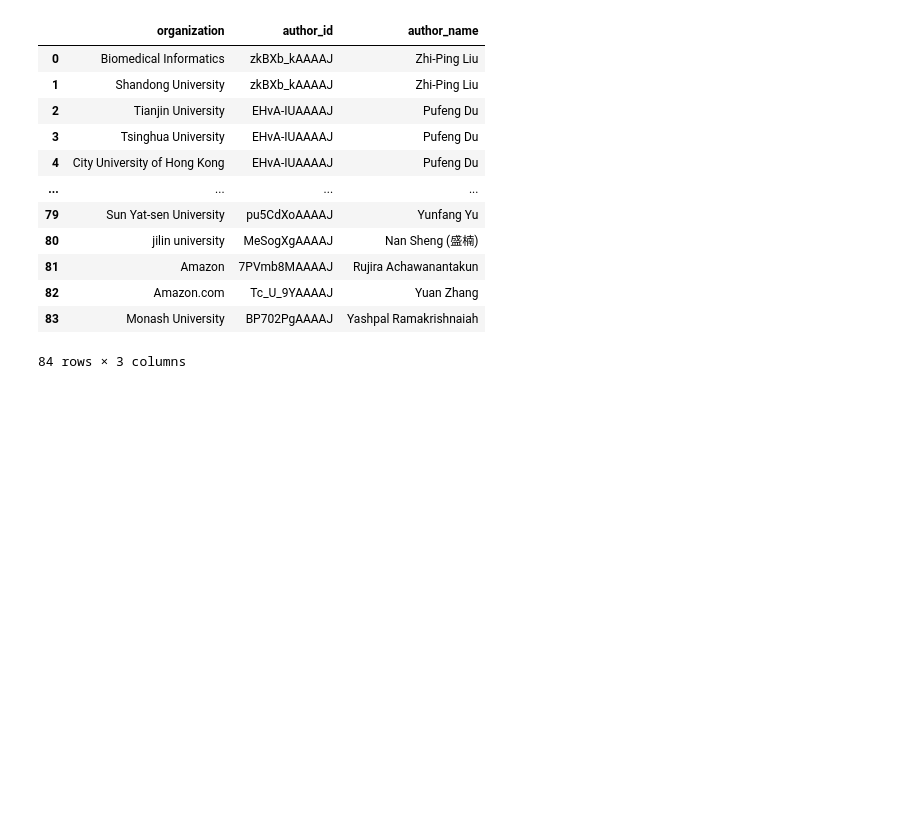
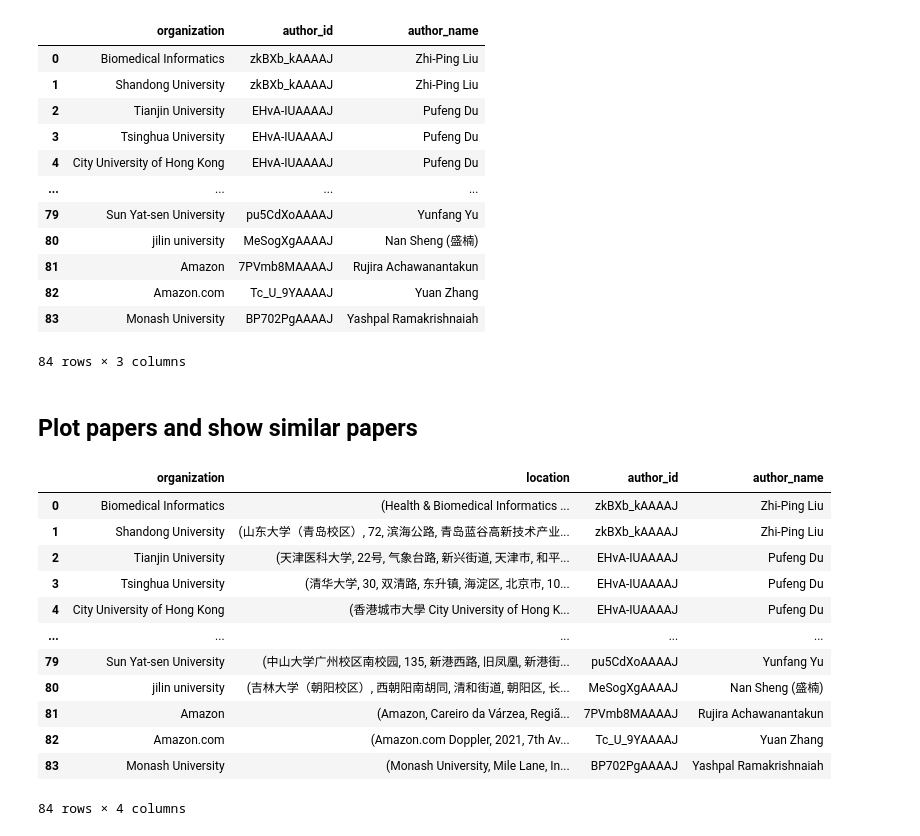
Before and after one commit to seyedrezamirkhani/ml-lncRNA, a Jupyter notebook: src/notebooks/05-plot-locations.ipynb, the cells around one changed output. Cells and saved outputs as stored; diff of their text form; code cells hidden in the pictures; blank space fills up the shorter version.

```diff
--- a/src/notebooks/05-plot-locations.ipynb
+++ b/src/notebooks/05-plot-locations.ipynb
@@ -315,3 +322,5 @@ def plot_organizations_papers(organizations, locations):
 map_object  = plot_organizations_papers(organizations_df.organization.values, organizations_df.location.values)
 # %%
 map_object.save('organizations_papers_map.html')  # Save to an HTML file
+# %% [markdown]
+## Plot papers and show similar papers
@@ -317,0 +329,16 @@ map_object.save('organizations_papers_map.html')  # Save to an HTML file
+# %%
+organization_author_location_df
+# %% [output]
+|  | organization | location | author_id | author_name |
+| 0 | Biomedical Informatics | (Health & Biomedical Informatics ... | zkBXb_kAAAAJ | Zhi-Ping Liu |
+| 1 | Shandong University | (山东大学（青岛校区）, 72, 滨海公路, 青岛蓝谷高新技术产业... | zkBXb_kAAAAJ | Zhi-Ping Liu |
+| 2 | Tianjin University | (天津医科大学, 22号, 气象台路, 新兴街道, 天津市, 和平... | EHvA-IUAAAAJ | Pufeng Du |
+| 3 | Tsinghua University | (清华大学, 30, 双清路, 东升镇, 海淀区, 北京市, 10... | EHvA-IUAAAAJ | Pufeng Du |
+| 4 | City University of Hong Kong | (香港城市大學 City University of Hong K... | EHvA-IUAAAAJ | Pufeng Du |
+| ... | ... | ... | ... | ... |
+| 79 | Sun Yat-sen University | (中山大学广州校区南校园, 135, 新港西路, 旧凤凰, 新港街... | pu5CdXoAAAAJ | Yunfang Yu |
+| 80 | jilin university | (吉林大学（朝阳校区）, 西朝阳南胡同, 清和街道, 朝阳区, 长... | MeSogXgAAAAJ | Nan Sheng (盛楠) |
+| 81 | Amazon | (Amazon, Careiro da Várzea, Regiã... | 7PVmb8MAAAAJ | Rujira Achawanantakun |
+| 82 | Amazon.com | (Amazon.com Doppler, 2021, 7th Av... | Tc_U_9YAAAAJ | Yuan Zhang |
+| 83 | Monash University | (Monash University, Mile Lane, In... | BP702PgAAAAJ | Yashpal Ramakrishnaiah |
+84 rows × 4 columns
```
Also changed, not shown: parts of 11 cells of this notebook.
